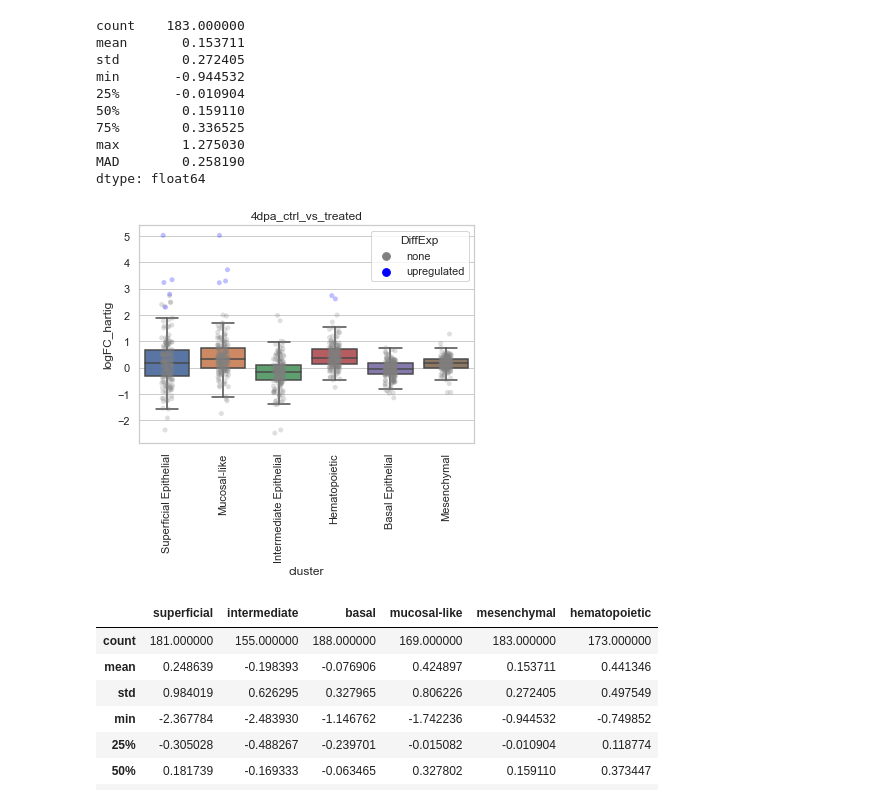
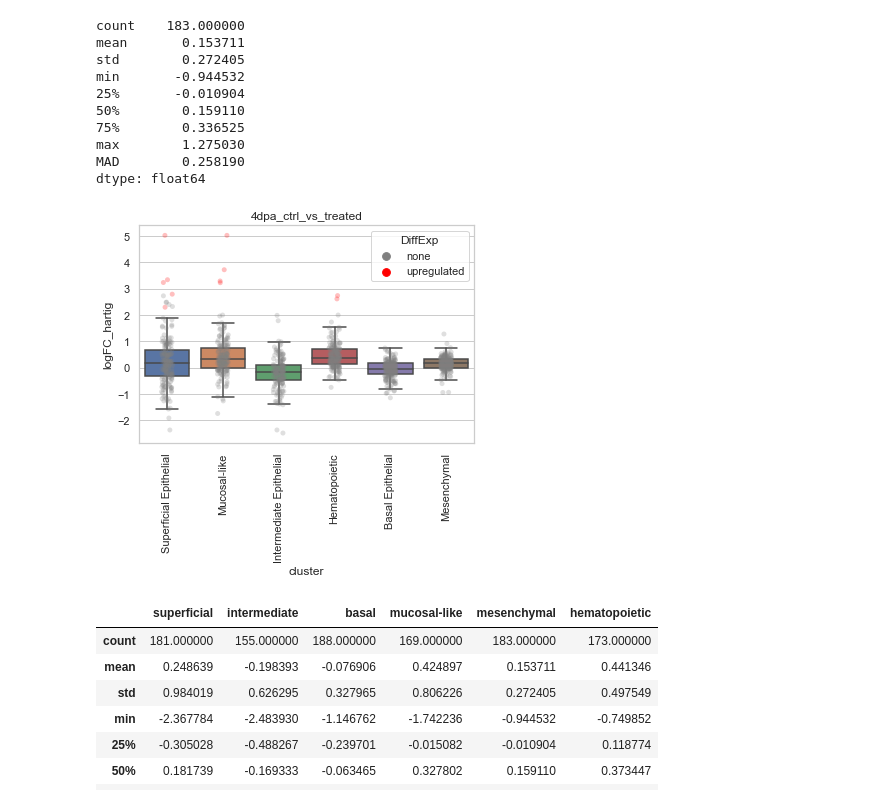
Before and after one commit to cgnobrega/Nobrega_Honors_Thesis, a Jupyter notebook: code/gene_lists_parse.ipynb, the cells around one changed output. Drawn from its saved outputs; the diff is of its cells as text; code cells hidden in the pictures.

Commit message:
4dpa ctrl vs treated, fix color palette

```diff
--- a/code/gene_lists_parse.ipynb
+++ b/code/gene_lists_parse.ipynb
@@ -219,18 +219,18 @@ dtype: float64
 # %%
 # box plot their distributions
 
 import seaborn as sns
 import matplotlib.pyplot as plt
 
 sns.set(style="whitegrid")
 
 ax = sns.boxplot(x="cluster", y="logFC_hartig", data=merged_gene_list, showfliers = False).set_title(file)
-ax = sns.stripplot(x="cluster", y="logFC_hartig", hue="DiffExp", palette=["grey","blue","red"], data=merged_gene_list, color="0.5", alpha=0.25)
+ax = sns.stripplot(x="cluster", y="logFC_hartig", hue="DiffExp", palette=["grey","red","blue"], data=merged_gene_list, color="0.5", alpha=0.25)
 ax.set_xticklabels(ax.get_xticklabels(),rotation = 90)
 plt.savefig("boxplot/"+plotname, bbox_inches='tight')
 plt.show()
 # %% [output]
-[figure, old version]
+[figure, new version]
 # %%
 summary = pd.DataFrame(superficial_stats)
 summary.columns = ["superficial"]
```
Also changed, not shown: parts of 1 cell of this notebook, 2 other files.
